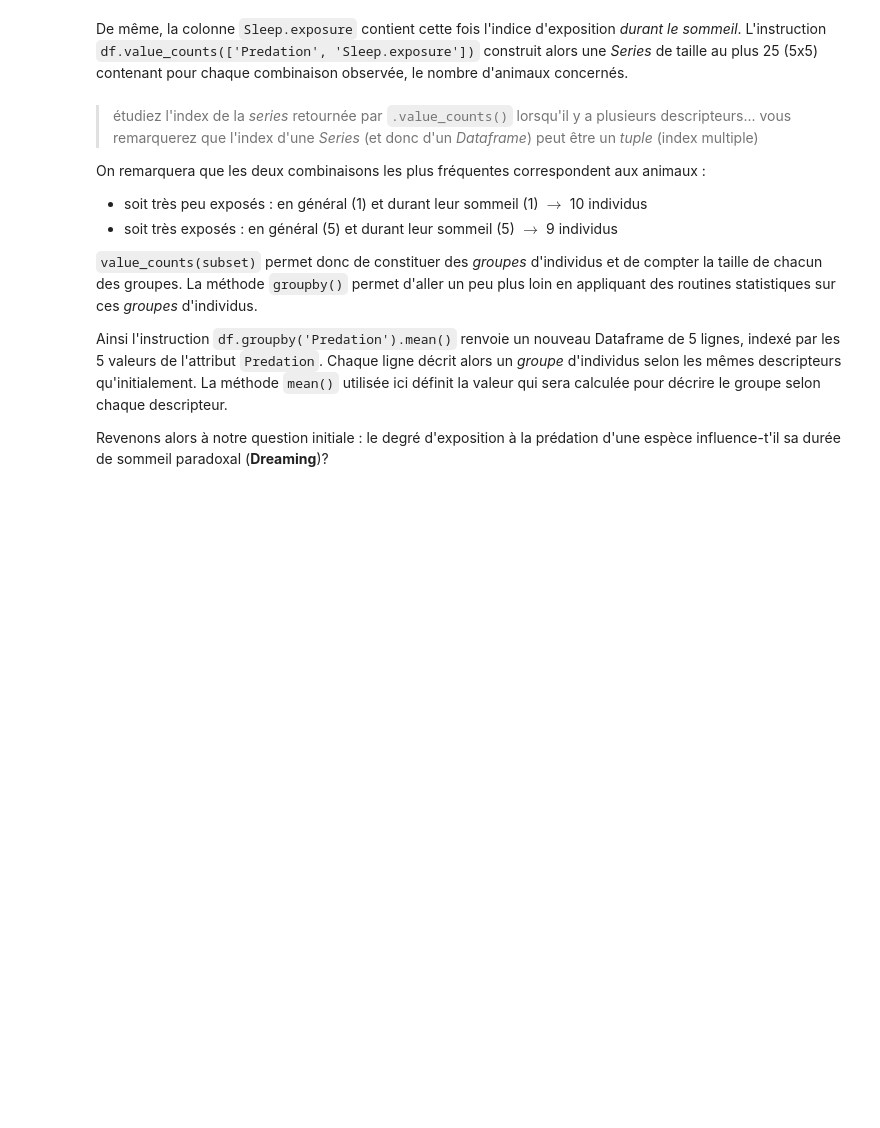
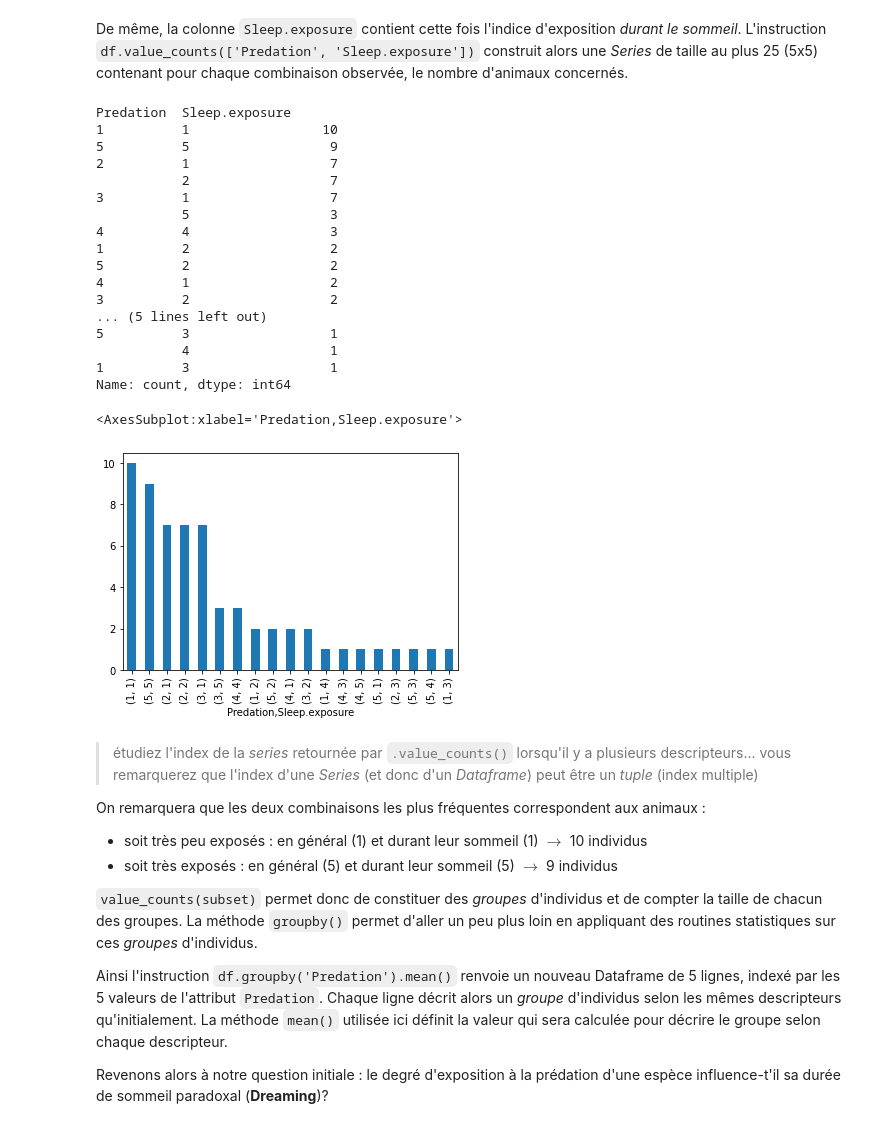
Before and after one commit to Juliette0070/optimisation, a Jupyter notebook: TP3 - Introduction à Pandas-20240205/TP3_Pandas.ipynb, the cells around one changed output. Cells and saved outputs as stored; diff of their text form; code cells hidden in the pictures; blank space fills up the shorter version.

```diff
--- a/TP3 - Introduction à Pandas-20240205/TP3_Pandas.ipynb
+++ b/TP3 - Introduction à Pandas-20240205/TP3_Pandas.ipynb
@@ -113,5 +264,29 @@ Par exemple : l'instruction `df.value_counts('Predation')` construit alors une *
 # %% [markdown]
 De même, la colonne `Sleep.exposure` contient cette fois l'indice d'exposition *durant le sommeil*. L'instruction `df.value_counts(['Predation', 'Sleep.exposure'])` construit alors une *Series* de taille au plus 25 (5x5) contenant pour chaque combinaison observée, le nombre d'animaux concernés.
+# %%
+res = df.value_counts(['Predation', 'Sleep.exposure'])
+print(res)
+res.plot.bar()
+# %% [output]
+Predation  Sleep.exposure
+1          1                 10
+5          5                  9
+2          1                  7
+           2                  7
+3          1                  7
+           5                  3
+4          4                  3
+1          2                  2
+5          2                  2
+4          1                  2
+3          2                  2
+... (5 lines left out)
+5          3                  1
+           4                  1
+1          3                  1
+Name: count, dtype: int64
+<AxesSubplot:xlabel='Predation,Sleep.exposure'>
+[figure, added]
 # %% [markdown]
 > étudiez l'index de la *series* retournée par `.value_counts()` lorsqu'il y a plusieurs descripteurs... vous remarquerez que l'index d'une *Series* (et donc d'un *Dataframe*) peut être un *tuple* (index multiple)
 
```
Also changed, not shown: parts of 30 cells of this notebook, 2 other files.
